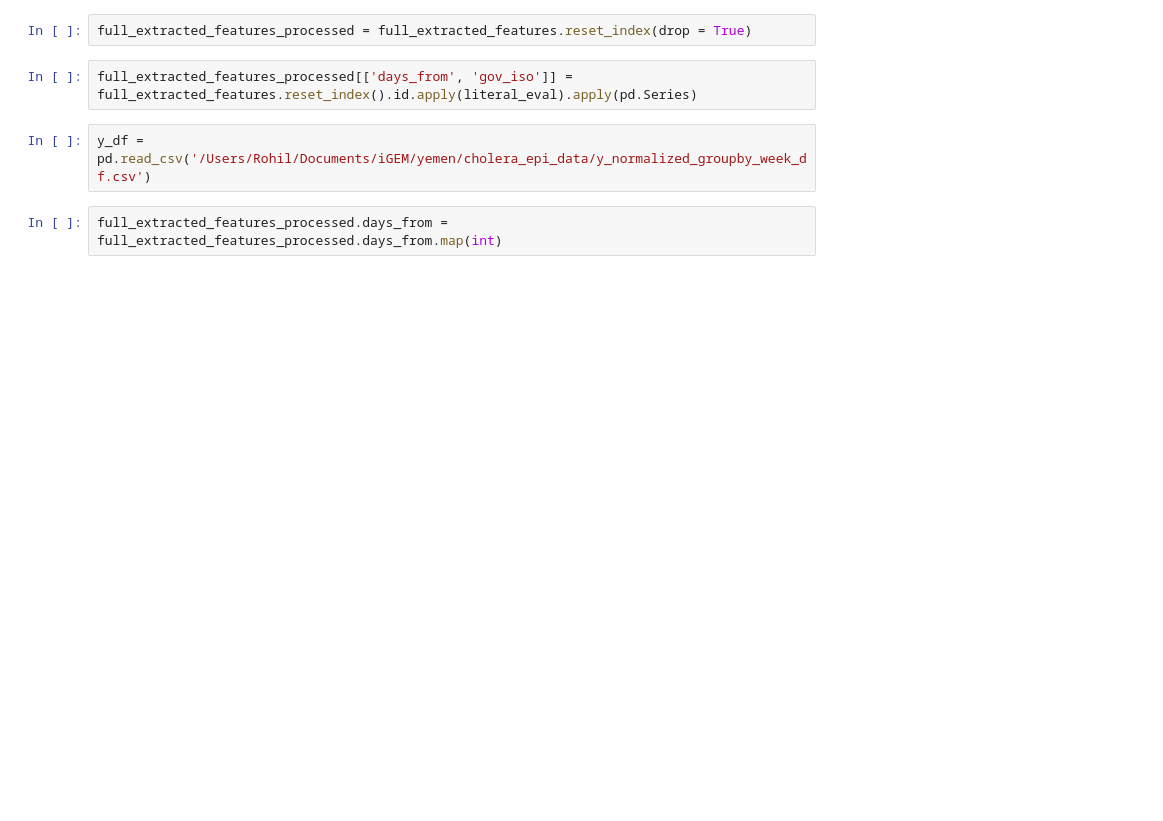
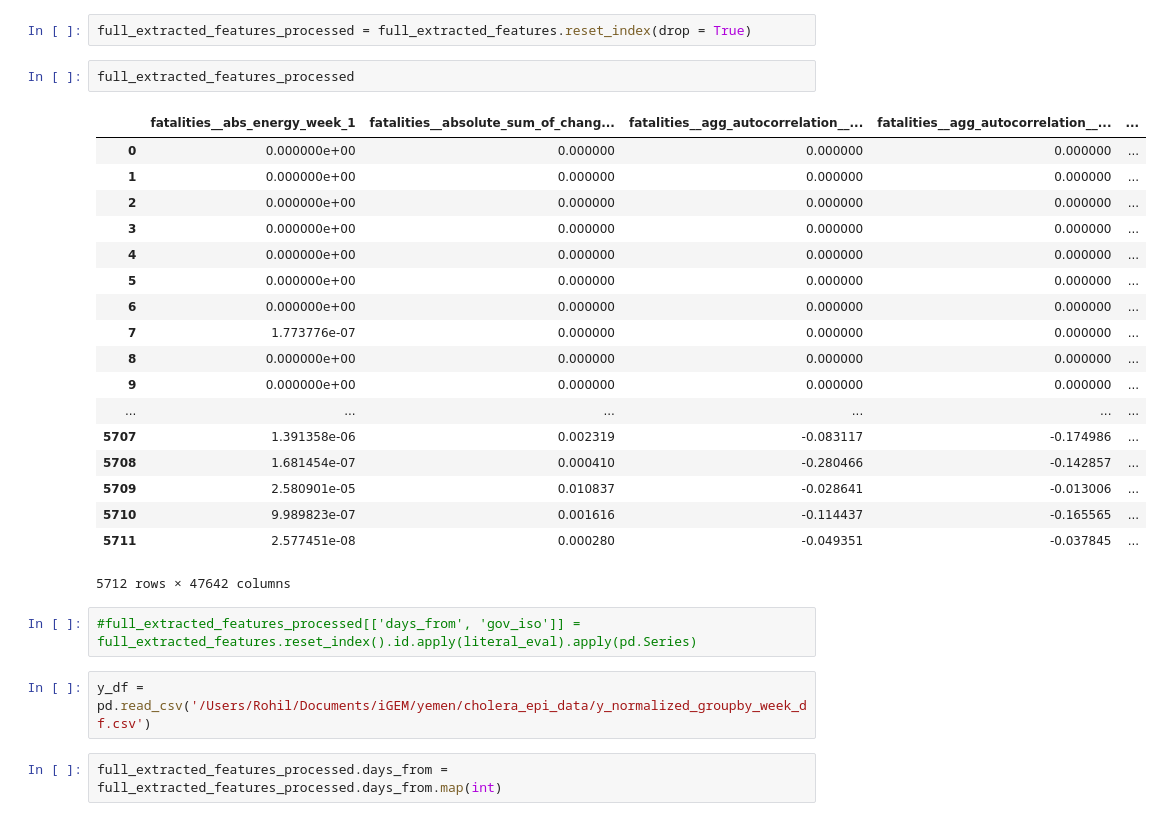
Before and after one commit to rohilbadkundri/CALM, a Jupyter notebook: exhaustive_feature_extraction.ipynb, the cells around one changed output. Saved outputs shown, nothing was run; the diff lists cells and outputs as text; blank space fills up the shorter version.

```diff
--- a/exhaustive_feature_extraction.ipynb
+++ b/exhaustive_feature_extraction.ipynb
@@ -304,7 +355,28 @@ full_extracted_features['gov_iso'] = full_extracted_features.reset_index().id.ap
 # %%
 full_extracted_features_processed = full_extracted_features.reset_index(drop = True)
+# %%
+full_extracted_features_processed
+# %% [output]
+|  | fatalities__abs_energy_week_1 | fatalities__absolute_sum_of_chang... | fatalities__agg_autocorrelation__... | fatalities__agg_autocorrelation__... | ... |
+| 0 | 0.000000e+00 | 0.000000 | 0.000000 | 0.000000 | ... |
+| 1 | 0.000000e+00 | 0.000000 | 0.000000 | 0.000000 | ... |
+| 2 | 0.000000e+00 | 0.000000 | 0.000000 | 0.000000 | ... |
+| 3 | 0.000000e+00 | 0.000000 | 0.000000 | 0.000000 | ... |
+| 4 | 0.000000e+00 | 0.000000 | 0.000000 | 0.000000 | ... |
+| 5 | 0.000000e+00 | 0.000000 | 0.000000 | 0.000000 | ... |
+| 6 | 0.000000e+00 | 0.000000 | 0.000000 | 0.000000 | ... |
+| 7 | 1.773776e-07 | 0.000000 | 0.000000 | 0.000000 | ... |
+| 8 | 0.000000e+00 | 0.000000 | 0.000000 | 0.000000 | ... |
+| 9 | 0.000000e+00 | 0.000000 | 0.000000 | 0.000000 | ... |
+| ... | ... | ... | ... | ... | ... |
+| 5707 | 1.391358e-06 | 0.002319 | -0.083117 | -0.174986 | ... |
+| 5708 | 1.681454e-07 | 0.000410 | -0.280466 | -0.142857 | ... |
+| 5709 | 2.580901e-05 | 0.010837 | -0.028641 | -0.013006 | ... |
+| 5710 | 9.989823e-07 | 0.001616 | -0.114437 | -0.165565 | ... |
+| 5711 | 2.577451e-08 | 0.000280 | -0.049351 | -0.037845 | ... |
+5712 rows × 47642 columns
 # %%
-full_extracted_features_processed[['days_from', 'gov_iso']] = full_extracted_features.reset_index().id.apply(literal_eval).apply(pd.Series)
+#full_extracted_features_processed[['days_from', 'gov_iso']] = full_extracted_features.reset_index().id.apply(literal_eval).apply(pd.Series)
 # %%
 y_df = pd.read_csv('/Users/Rohil/Documents/iGEM/yemen/cholera_epi_data/y_normalized_groupby_week_df.csv')
 # %%
```
Also changed, not shown: parts of 29 cells of this notebook, 2 other files.
